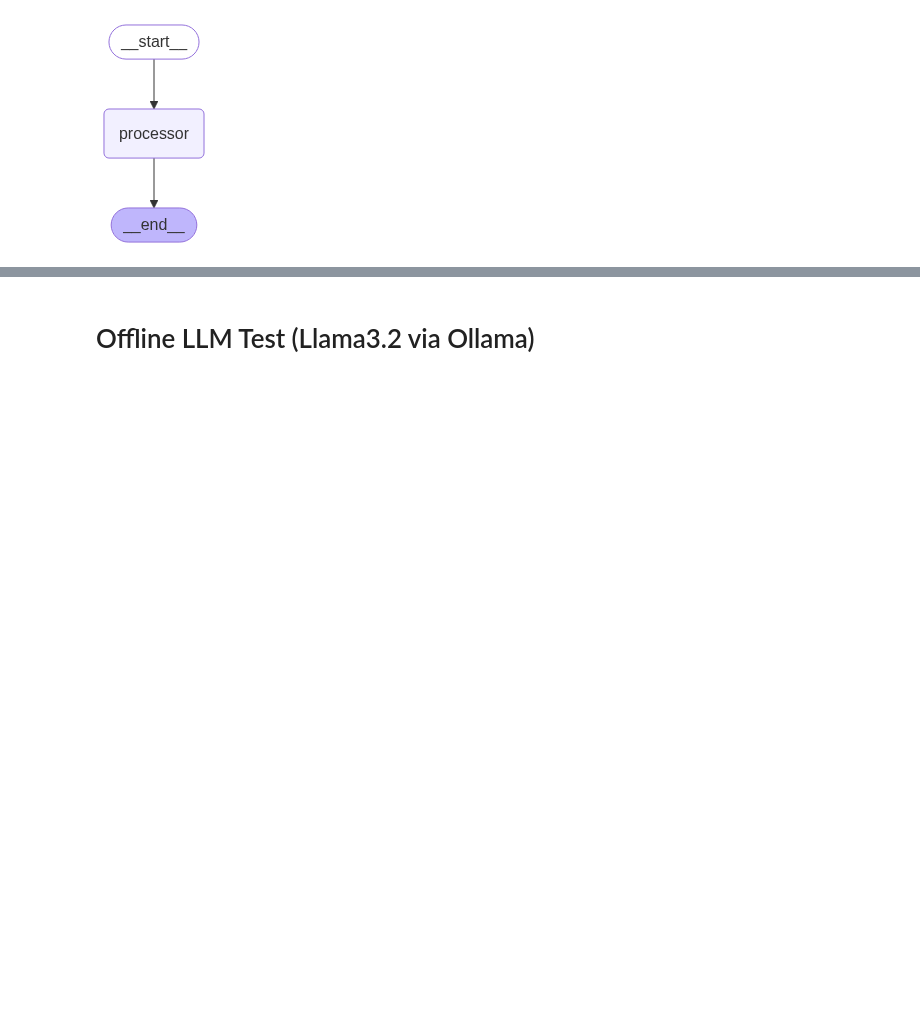
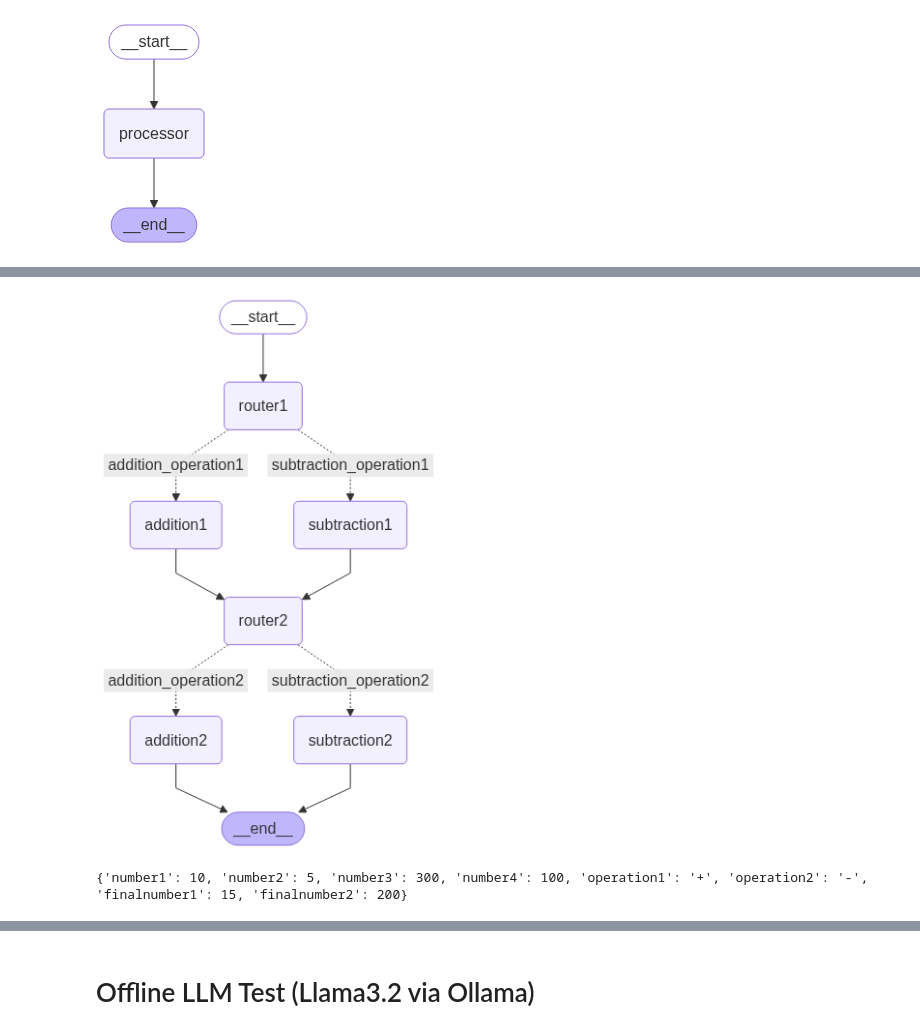
Before and after one commit to Bloodwingv2/Gideon_Agent, a Jupyter notebook: agent_test.ipynb, the cells around one changed output, grey strips where cells are left out. Saved outputs shown, nothing was run; the diff lists cells and outputs as text; code cells hidden in the pictures; blank space fills up the shorter version.

```diff
--- a/agent_test.ipynb
+++ b/agent_test.ipynb
@@ -163,0 +404,9 @@ Hi Gideon, your answer is 120
+# %%
+display(Image(app.get_graph().draw_mermaid_png()))
+# %% [output]
+[figure, added]
+# %%
+result = app.invoke(AgentState(number1=10, number2=5, number3 =300, number4 =100, operation1= "+", operation2 = "-"))
+print(result)
+# %% [output]
+{'number1': 10, 'number2': 5, 'number3': 300, 'number4': 100, 'operation1': '+', 'operation2': '-', 'finalnumber1': 15, 'finalnumber2': 200}
```
Also changed, not shown: parts of 19 cells of this notebook.
